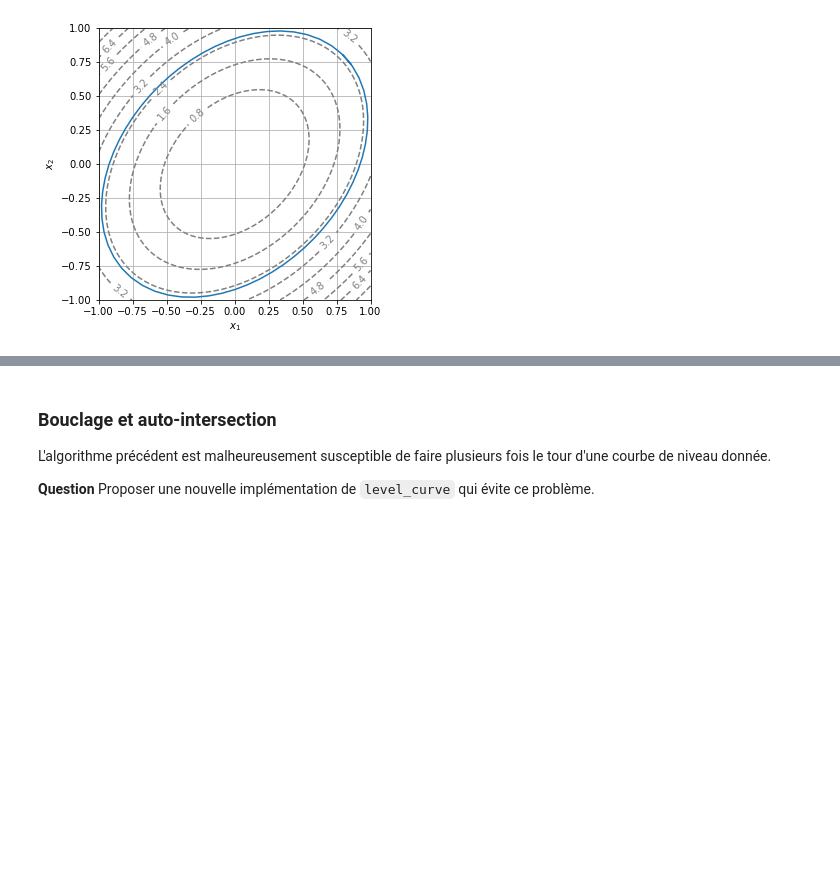
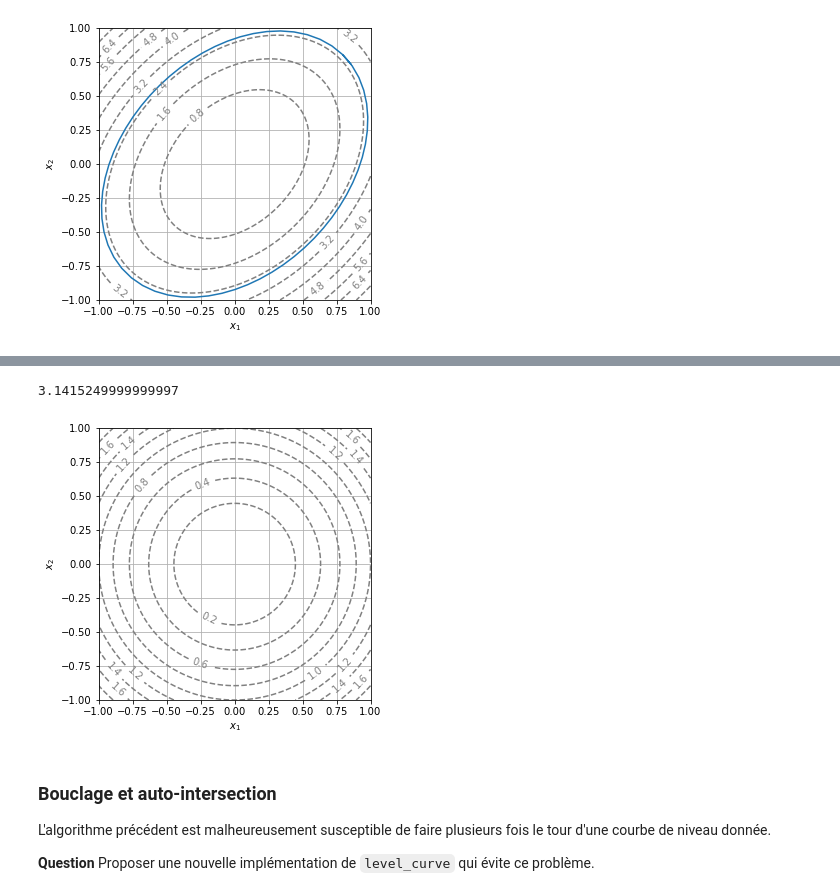
Before and after one commit to Joris-Landais/Projet-numerique-Alexia-Joris, a Jupyter notebook: Projet numérique - Calcul différentiel.ipynb, the cells around one changed output, grey strips where cells are left out. Saved outputs shown, nothing was run; the diff lists cells and outputs as text; code cells hidden in the pictures; blank space fills up the shorter version.

Commit message:
Update Projet numérique - Calcul différentiel.ipynb
Aire par la méthode des carrés

```diff
--- a/Projet numérique - Calcul différentiel.ipynb
+++ b/Projet numérique - Calcul différentiel.ipynb
@@ -292,3 +281,28 @@ SyntaxError: EOF while scanning triple-quoted string literal (Temp/ipykernel_172
+# %%
+def area_squares(f,c,h):
+    K=1 #modifier la valeur manuellement en fonction du grand carré considéré
+    N=int((2*K)/h)
+    S=0
+    for i in range(N):
+        for j in range(N):
+            if (f(-K+i*h,-K+j*h)) < c:
+                S+=1
+    return S*(h**2)
+# %%
+def f4(x,y):
+    return (x**2+y**2)
+
+display_contour(
+    f4,
+    x=np.linspace(-1.0, 1.0, 100),
+    y=np.linspace(-1.0, 1.0, 100),
+    levels=10 # 10 levels, automatically selected
+)
+
+area_squares(f4,1,1/1000)
+# %% [output]
+3.1415249999999997
+[figure, added]
 # %% [markdown]
 ### Bouclage et auto-intersection
 
```
Also changed, not shown: parts of 5 cells of this notebook.
